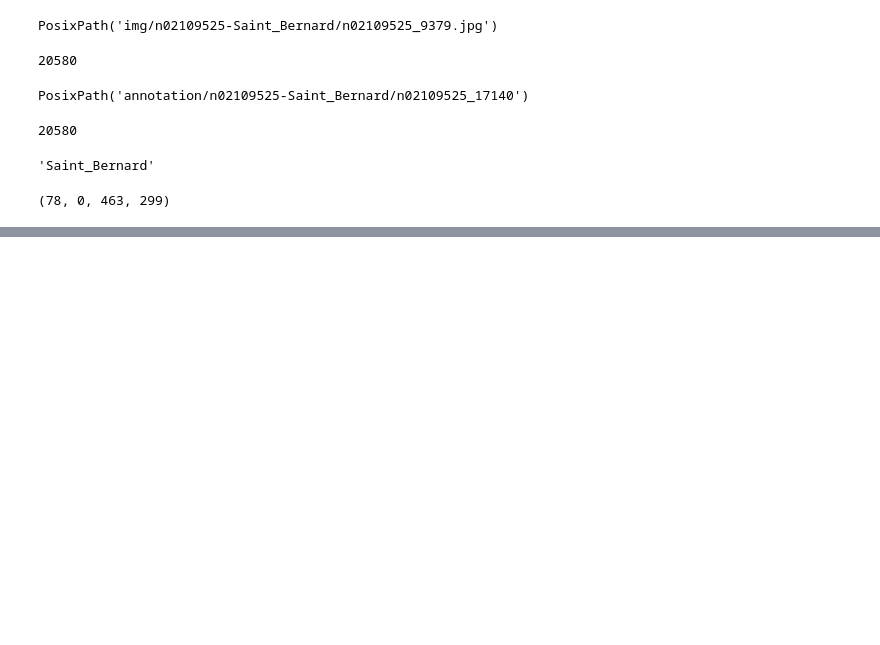
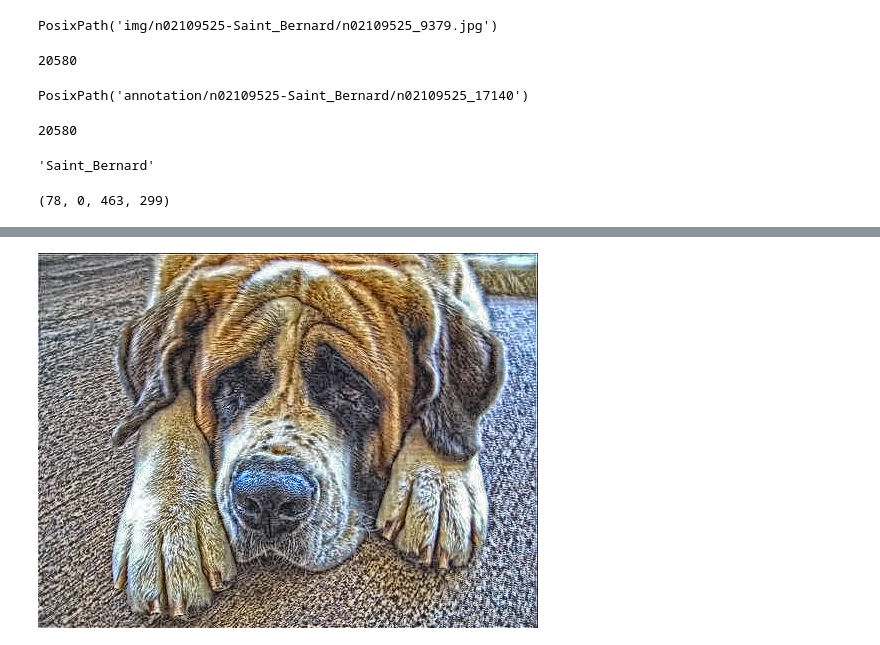
Before and after one commit to kirisakow/oc-dogs-cv-dl, a Jupyter notebook: ISAKOV_Kiril_1_notebook_prétraitement_032026.ipynb, the cells around one changed output, grey strips where cells are left out. Drawn from its saved outputs; the diff is of its cells as text; code cells hidden in the pictures; blank space fills up the shorter version.

```diff
--- a/ISAKOV_Kiril_1_notebook_prétraitement_032026.ipynb
+++ b/ISAKOV_Kiril_1_notebook_prétraitement_032026.ipynb
@@ -69,0 +76,4 @@ TypeError: expected a sequence of integers or a single integer, got '<PIL.JpegIm
+# %%
+equalize_histogram(img, clip_limit=12.0, grid_size=(80, 80))
+# %% [output]
+[figure, added]
```
Also changed, not shown: parts of 8 cells of this notebook, 1 other file.
